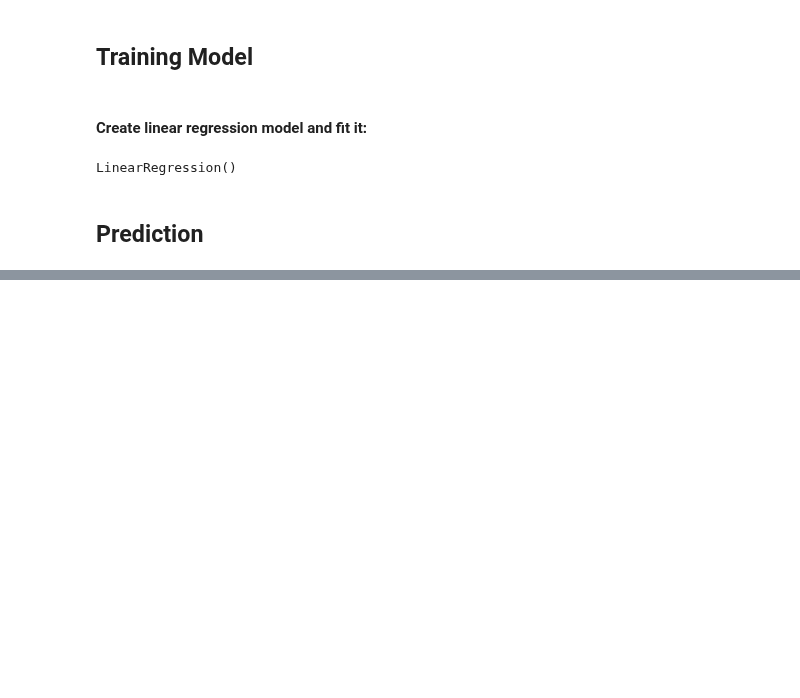
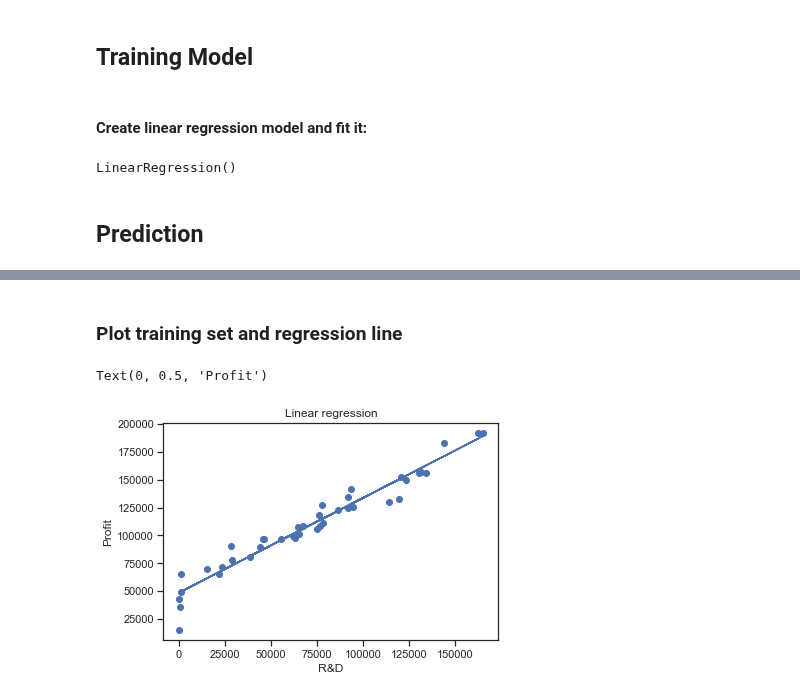
Before and after one commit to EdemBey/ML, a Jupyter notebook: line.ipynb, the cells around one changed output, grey strips where cells are left out. Drawn from its saved outputs; the diff is of its cells as text; code cells hidden in the pictures; blank space fills up the shorter version.

```diff
--- a/line.ipynb
+++ b/line.ipynb
@@ -162,0 +221,10 @@ Text(0, 0.5, 'Expected result')
+# %%
+RD= dataset.iloc[:, 0].values ##Get the R&D score only
+
+RD_train, RD_test, RDy_train, RDy_test = train_test_split(RD, y, test_size = 0.20, random_state=0)
+# %%
+#Training the model
+RDregression = LinearRegression()
+RDregression.fit(np.array(RD_train).reshape(-1,1), RDy_train)
+
+RD_pred = RDregression.predict(np.array(RD_test).reshape(-1,1))
@@ -162,0 +268,14 @@ Text(0, 0.5, 'Expected result')
+# %% [markdown]
+### Plot training set and regression line
+# %%
+
+plt.scatter(RD_train, RDy_train)
+test_line = [(slope*item + intercept) for item in RD_train]
+plt.plot(RD_train, test_line)
+
+plt.title('Linear regression')
+plt.xlabel('R&D')
+plt.ylabel('Profit')
+# %% [output]
+Text(0, 0.5, 'Profit')
+[figure, added]
```
Also changed, not shown: parts of 21 cells of this notebook.
